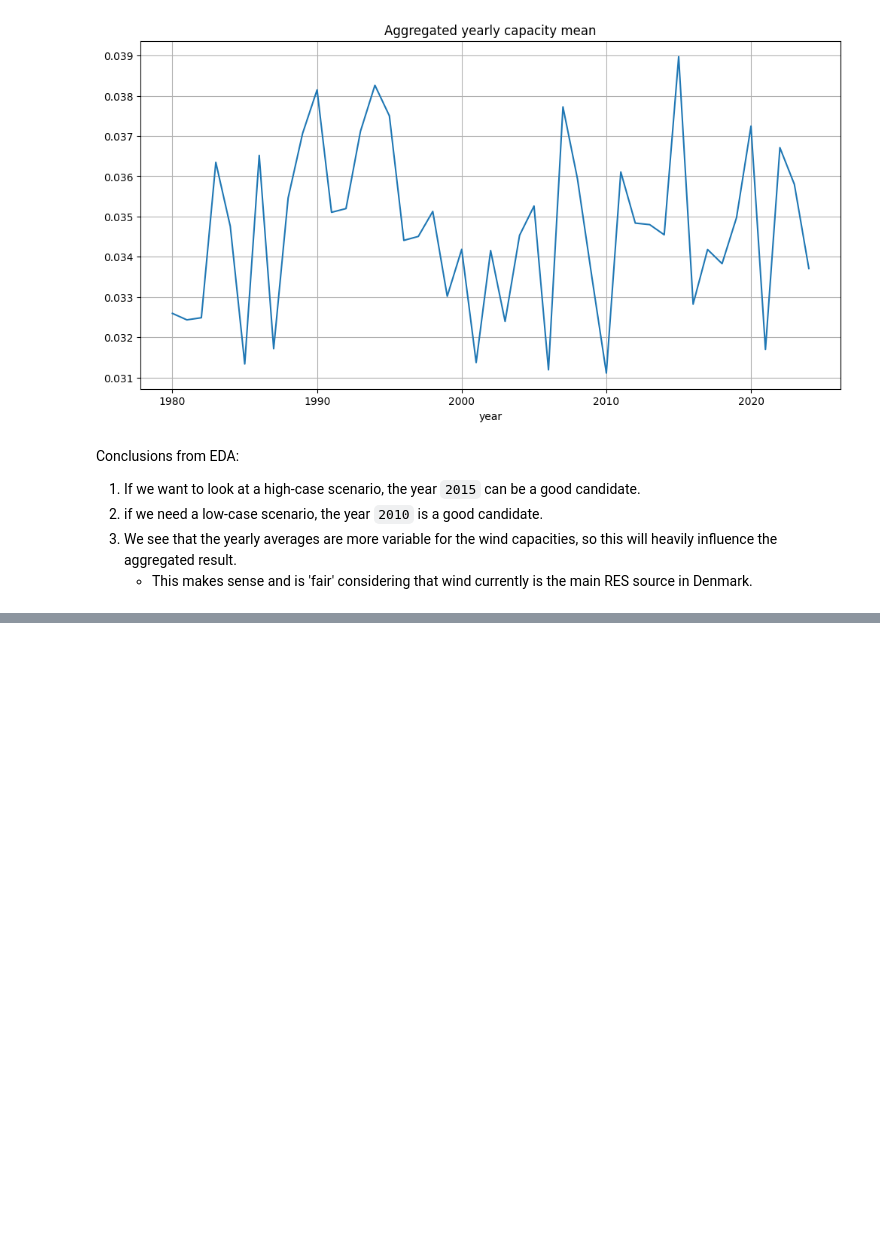
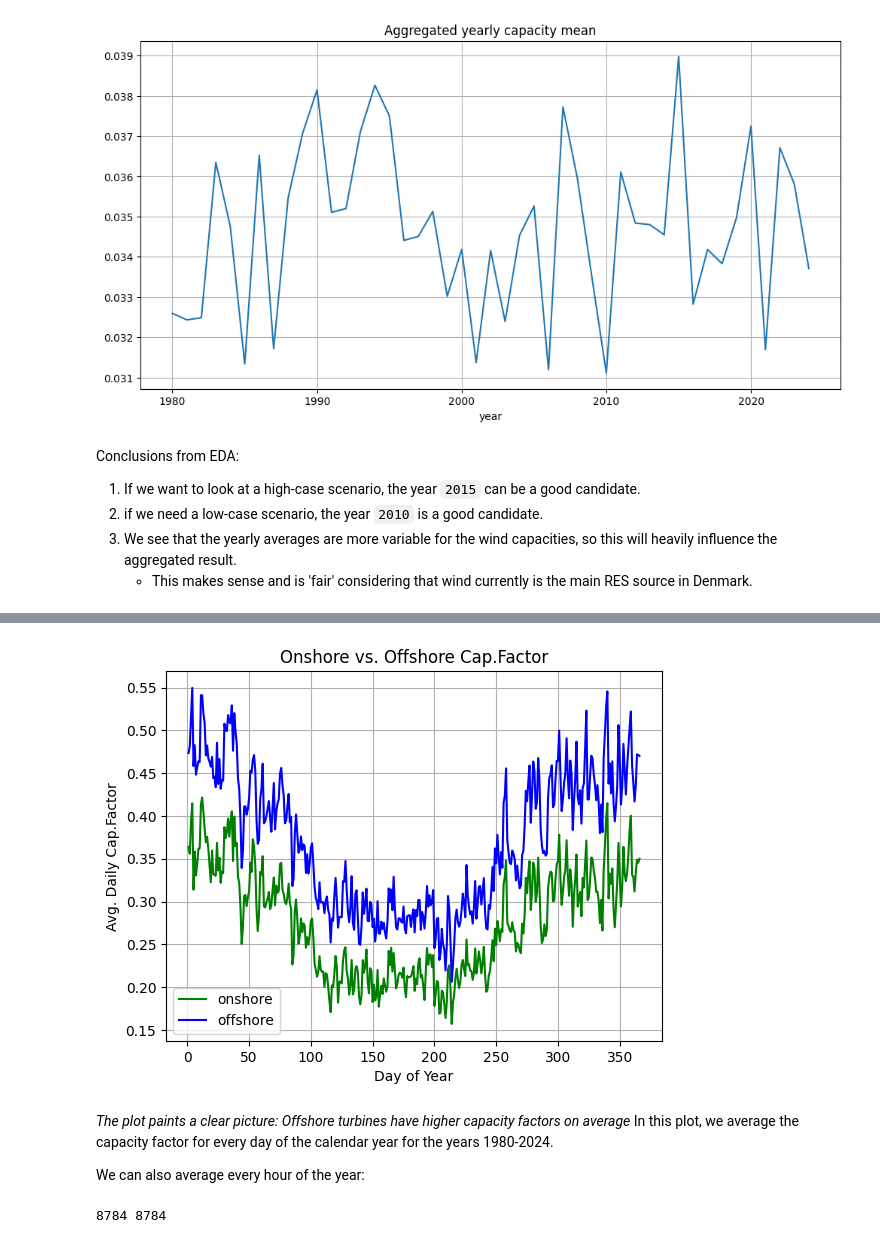
Before and after one commit to StianLindsethgits/EnergySystemsModelling, a Jupyter notebook: stratchbook.ipynb, the cells around one changed output, grey strips where cells are left out. Saved outputs shown, nothing was run; the diff lists cells and outputs as text; code cells hidden in the pictures; blank space fills up the shorter version.

```diff
--- a/stratchbook.ipynb
+++ b/stratchbook.ipynb
@@ -205,0 +291,34 @@ Conclusions from EDA:
+# %%
+#Averaging by day of year to view differences:
+#df.groupby(df.your_date_column.dt.month)['values_column'].sum()
+day_avg_onshore = onshore.groupby(onshore.time.dt.dayofyear)['national'].mean().reset_index()
+day_avg_offshore = offshore.groupby(offshore.time.dt.dayofyear)['national'].mean().reset_index()
+
+plt.plot(day_avg_onshore.time, day_avg_onshore.national, color='green', label='onshore')
+plt.plot(day_avg_offshore.time, day_avg_offshore.national, color='blue', label='offshore')
+
+
+plt.grid()
+plt.xlabel('Day of Year')
+plt.ylabel('Avg. Daily Cap.Factor')
+plt.title('Onshore vs. Offshore Cap.Factor')
+plt.legend()
+
+plt.show()
+# %% [output]
+[figure, added]
+# %% [markdown]
+*The plot paints a clear picture: Offshore turbines have higher capacity factors on average*
+In this plot, we average the capacity factor for every day of the calendar year for the years 1980-2024.
+
+We can also average every hour of the year:
+# %%
+hr_avg_onshore = onshore.groupby([onshore.time.dt.dayofyear, onshore.time.dt.hour])['national'].mean().reset_index(drop=True)
+hr_avg_onshore.columns = ['dayofyear', 'hour', 'national']
+
+hr_avg_offshore = offshore.groupby([offshore.time.dt.dayofyear, offshore.time.dt.hour])['national'].mean().reset_index(drop=True)
+hr_avg_offshore.columns = ['dayofyear', 'hour', 'national']
+
+print(len(hr_avg_onshore), len(hr_avg_offshore))
+# %% [output]
+8784 8784
```
Also changed, not shown: parts of 11 cells of this notebook.
